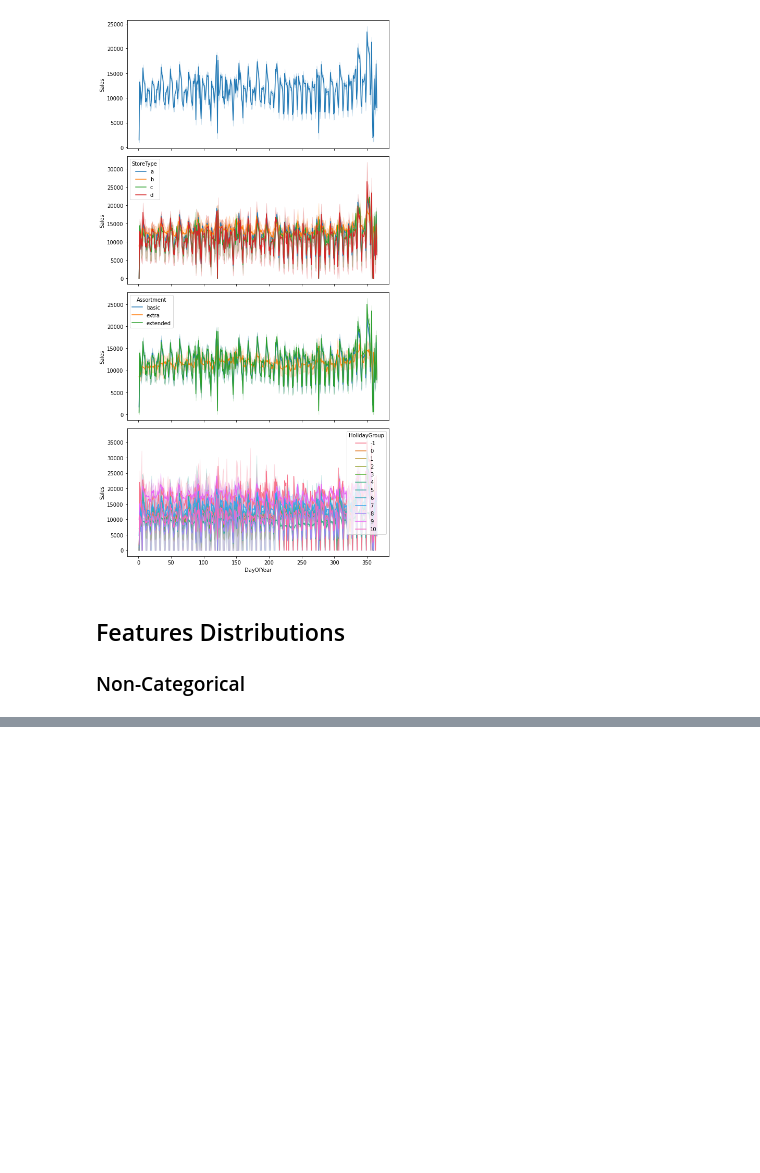
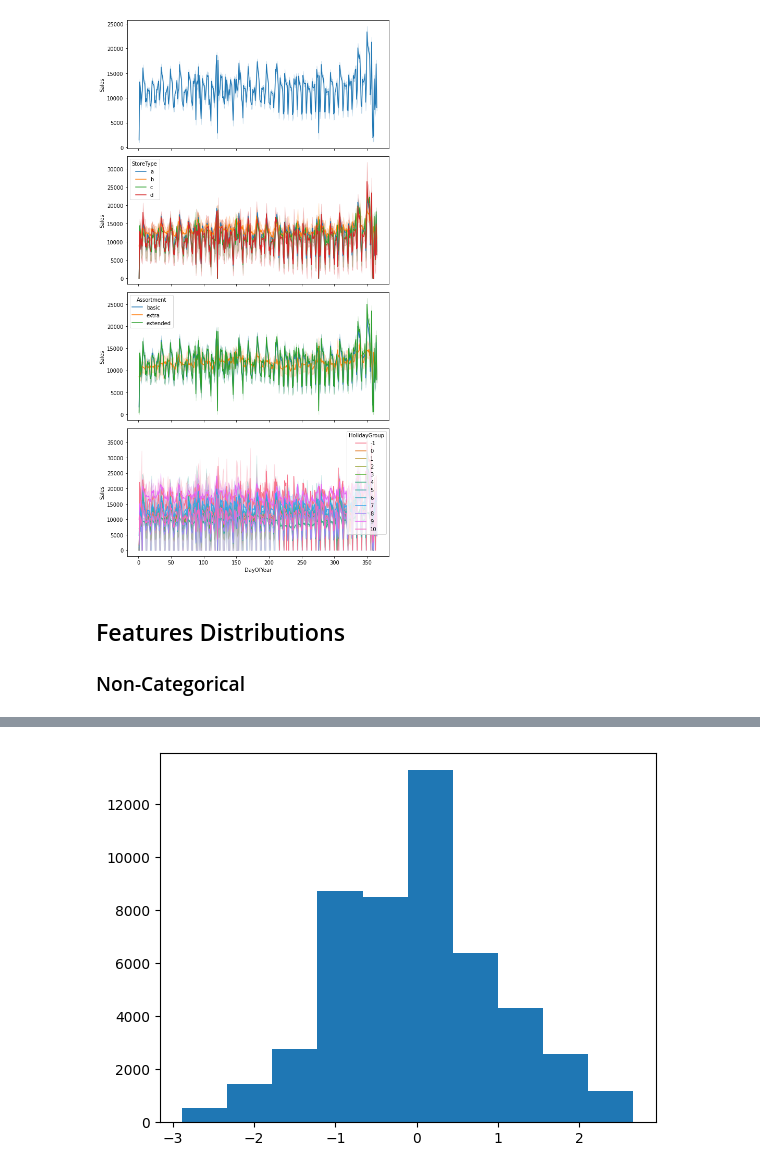
Before and after one commit to deichbrise/assessment-max, a Jupyter notebook: rossmann/model/EDA.ipynb, the cells around one changed output, grey strips where cells are left out. Saved outputs shown, nothing was run; the diff lists cells and outputs as text; code cells hidden in the pictures; blank space fills up the shorter version.

```diff
--- a/rossmann/model/EDA.ipynb
+++ b/rossmann/model/EDA.ipynb
@@ -208,0 +290,5 @@ sns.pairplot(subset_train_extracted_features[non_cat], kind='hist', diag_kind='k
+# %%
+from sklearn.preprocessing import PowerTransformer, RobustScaler
+_ = plt.hist(PowerTransformer().fit_transform(subset_train_extracted_features[["CompetitionOpenSinceDays"]]))
+# %% [output]
+[figure, added]
```
Also changed, not shown: parts of 17 cells of this notebook, 17 other files.
